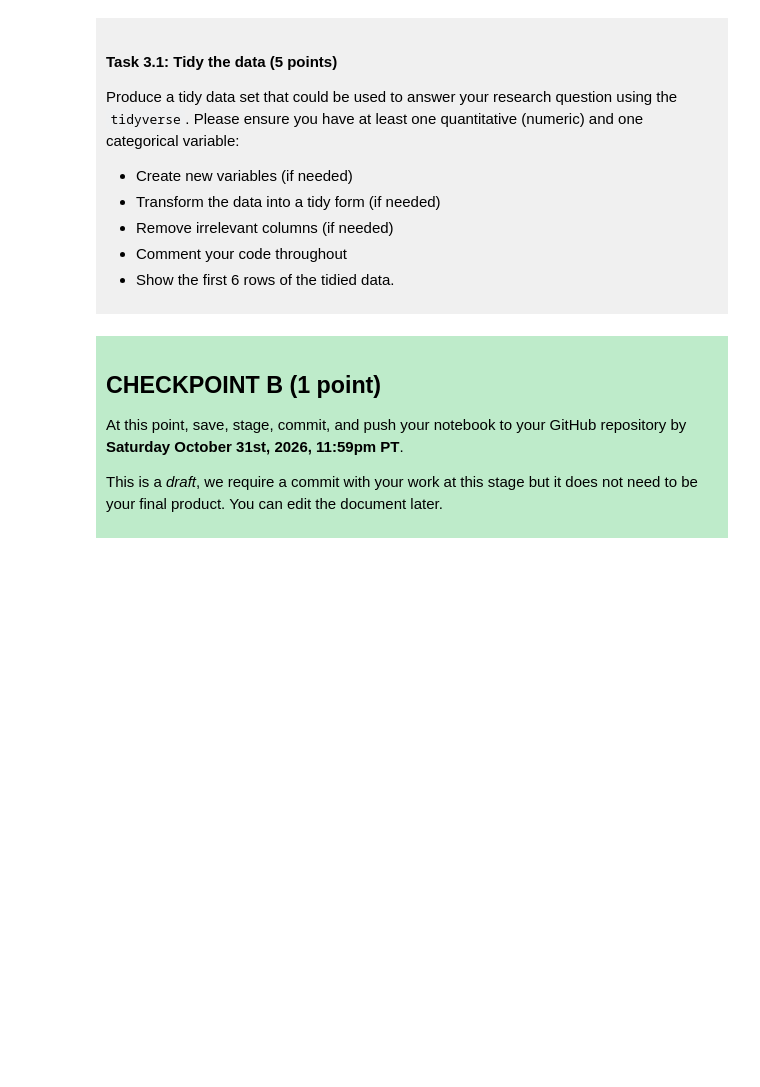
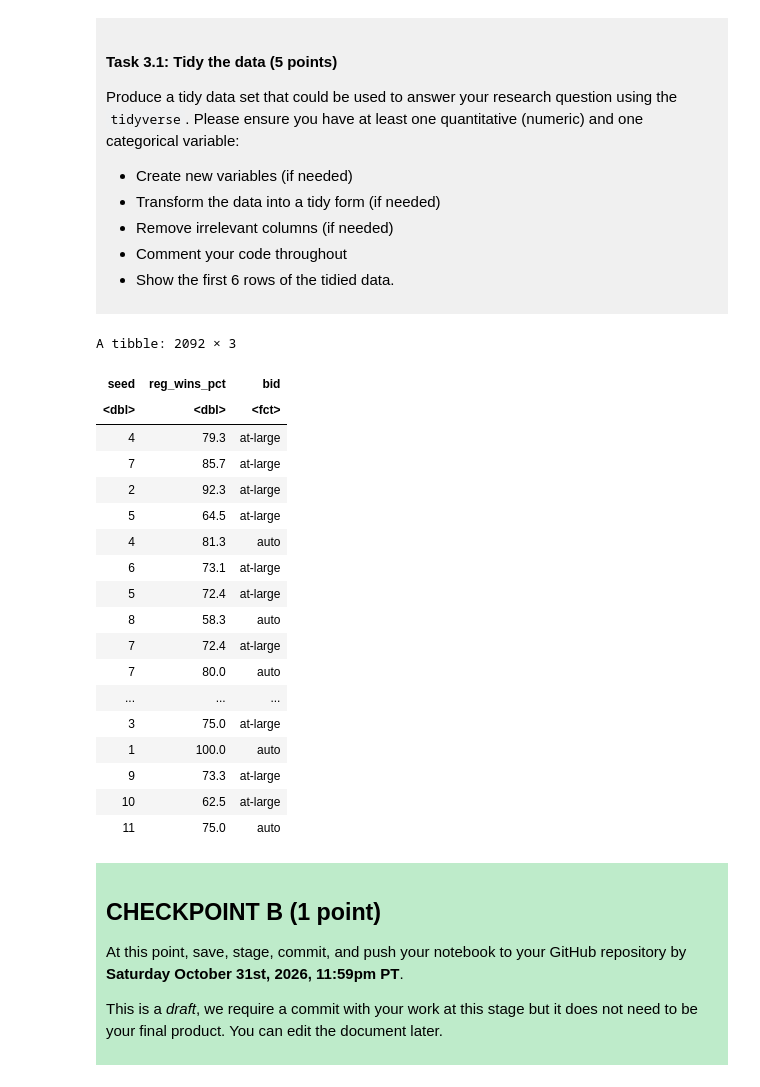
Before and after one commit to wangv8-boop/dsci-100-project-vivienne-wang, a Jupyter notebook: dsci-100-project-notebook.ipynb, the cells around one changed output. Drawn from its saved outputs; the diff is of its cells as text; code cells hidden in the pictures; blank space fills up the shorter version.

```diff
--- a/dsci-100-project-notebook.ipynb
+++ b/dsci-100-project-notebook.ipynb
@@ -189,7 +212,31 @@ Produce a tidy data set that could be used to answer your research question usin
 
 </div>
 # %%
-### EDIT THIS CODE CELL ###
+data_tidy <- data |>
+    select(seed, reg_wins_pct, bid) |>
+    mutate(bid = as_factor(bid))
+
+data_tidy
+# %% [output]
+A tibble: 2092 × 3
+| seed | reg_wins_pct | bid |
+| <dbl> | <dbl> | <fct> |
+| 4 | 79.3 | at-large |
+| 7 | 85.7 | at-large |
+| 2 | 92.3 | at-large |
+| 5 | 64.5 | at-large |
+| 4 | 81.3 | auto |
+| 6 | 73.1 | at-large |
+| 5 | 72.4 | at-large |
+| 8 | 58.3 | auto |
+| 7 | 72.4 | at-large |
+| 7 | 80.0 | auto |
+| ... | ... | ... |
+| 3 | 75.0 | at-large |
+| 1 | 100.0 | auto |
+| 9 | 73.3 | at-large |
+| 10 | 62.5 | at-large |
+| 11 | 75.0 | auto |
 # %% [markdown]
 <div style="background-color: #beebca; padding: 10px;">
 
```
Also changed, not shown: parts of 3 cells of this notebook.
